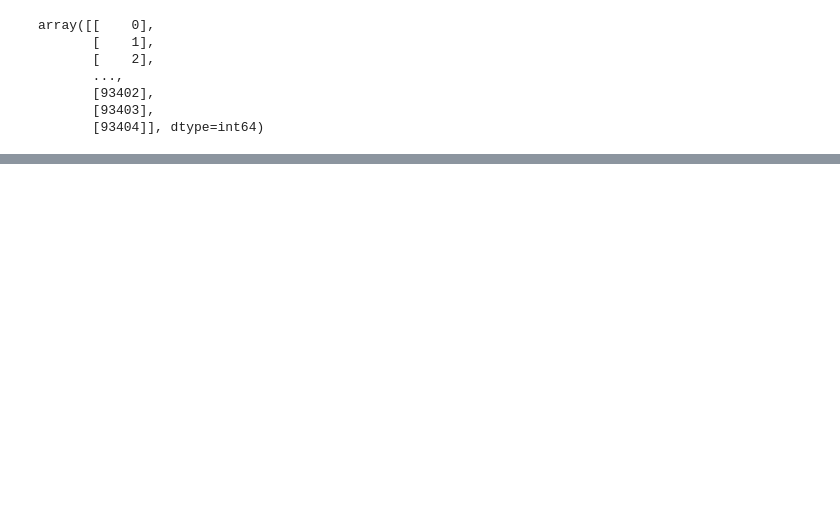
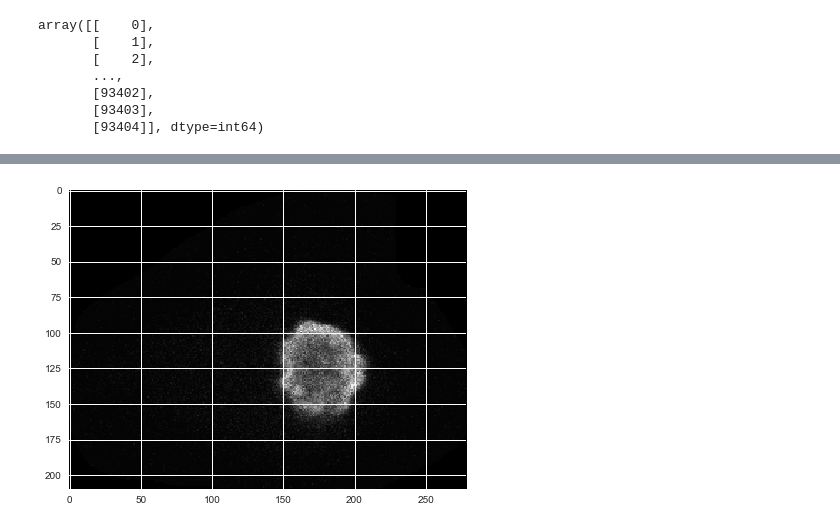
Before and after one commit to plinders/pyColocalizer, a Jupyter notebook: Residual graph.ipynb, the cells around one changed output, grey strips where cells are left out. Cells and saved outputs as stored; diff of their text form; code cells hidden in the pictures; blank space fills up the shorter version.

```diff
--- a/Residual graph.ipynb
+++ b/Residual graph.ipynb
@@ -76,0 +136,6 @@ array([[    0],
+# %%
+plt.imshow(images[0], cmap="gray")
+
+plt.show()
+# %% [output]
+[figure, added]
```
Also changed, not shown: parts of 23 cells of this notebook, 2 other files.
